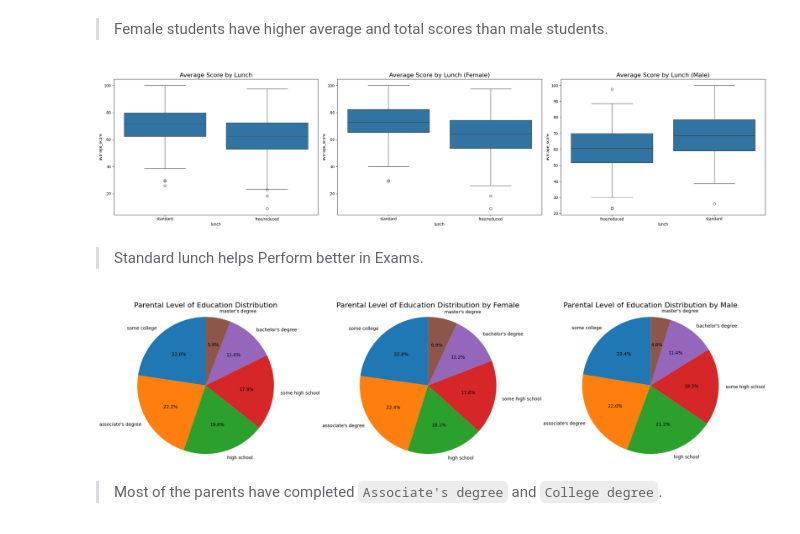
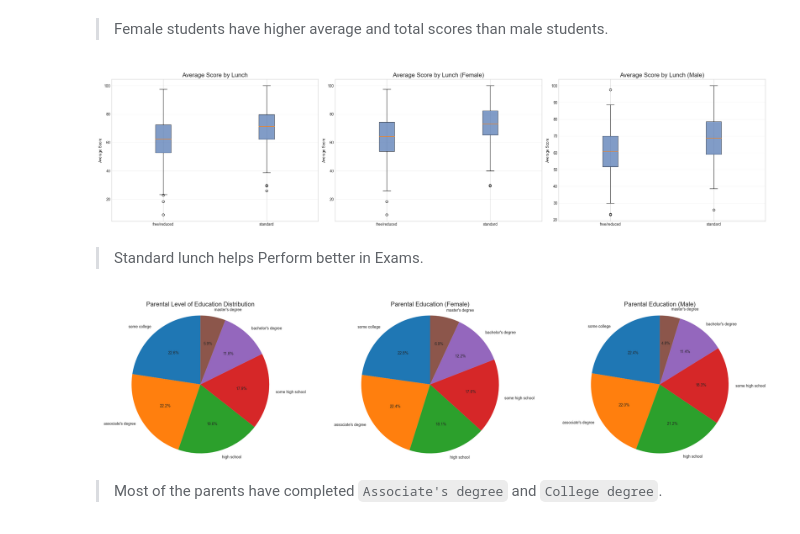
Before and after one commit to sadbinsiddique/ml-project, a Jupyter notebook: notebook/1. EDA STUDENT PERFORMANCE.ipynb, the cells around one changed output. Saved outputs shown, nothing was run; the diff lists cells and outputs as text; code cells hidden in the pictures.

```diff
--- a/notebook/1. EDA STUDENT PERFORMANCE.ipynb
+++ b/notebook/1. EDA STUDENT PERFORMANCE.ipynb
@@ -26,8 +26,11 @@
 # %%
 import numpy as np
 import pandas as pd
+import matplotlib.pyplot as plt
 import seaborn as sns
-import matplotlib.pyplot as plt
+from pandas.plotting import parallel_coordinates
+from matplotlib.lines import Line2D
 %matplotlib inline
 import warnings
 warnings.filterwarnings('ignore')
+plt.style.use('seaborn-v0_8-whitegrid')
@@ -251,3 +248,19 @@ print(reading_less)
 Number of Students with Math Score Below pass mark: 19
 Number of Students with Writing Score Below pass mark: 12
 Number of Students with Reading Score Below pass mark: 11
+# %%
+grade_bins = [0, 60, 70, 80, 90, 100]
+grade_labels = ['F', 'D', 'C', 'B', 'A']
+df['grade'] = pd.cut(df['average_score'], bins=grade_bins, labels=grade_labels, include_lowest=True, right=False)
+grade_counts = df['grade'].value_counts().reindex(grade_labels)
+fig, axes = plt.subplots(1, 2, figsize=(14, 5))
+bars = axes[0].bar(grade_labels, grade_counts.values, color='#4c72b0', alpha=0.85)
+axes[0].set_title('Grade Distribution', fontsize=14)
+axes[0].set_ylabel('Count')
+axes[0].bar_label(bars, fmt='%d', fontsize=11)
+axes[0].grid(axis='y', alpha=0.3)
+axes[1].pie(grade_counts.values, labels=grade_labels, autopct='%1.1f%%', startangle=90, colors=['#4c72b0', '#55a868', '#c44e52', '#8172b3', '#ccb974'])
+axes[1].set_title('Grade Proportion', fontsize=14)
+axes[1].axis('equal')
+plt.tight_layout()
+plt.show()
@@ -286,19 +325,26 @@ plt.show()
 # %%
 fig, axes = plt.subplots(1, 3, figsize=(25, 6))
 
-sns.boxplot(data=df, x='lunch', y='average_score', ax=axes[0])
-axes[0].set_title('Average Score by Lunch', fontsize=16)
-
-sns.boxplot(data=df[df['gender'] == 'female'], x='lunch', y='average_score', ax=axes[1])
-axes[1].set_title('Average Score by Lunch (Female)', fontsize=16)
-
-sns.boxplot(data=df[df['gender'] == 'male'], x='lunch', y='average_score', ax=axes[2])
-axes[2].set_title('Average Score by Lunch (Male)', fontsize=16)
+for ax, subset, title in zip(
+    axes,
+    [df, df[df['gender'] == 'female'], df[df['gender'] == 'male']],
+    ['Average Score by Lunch', 'Average Score by Lunch (Female)', 'Average Score by Lunch (Male)']
+):
+    groups = subset.groupby('lunch')['average_score'].apply(list)
+    labels = groups.index.tolist()
+    data = [groups[l] for l in labels]
+    bp = ax.boxplot(data, labels=labels, patch_artist=True)
+    for patch in bp['boxes']:
+        patch.set_facecolor('#4c72b0')
+        patch.set_alpha(0.7)
+    ax.set_title(title, fontsize=16)
+    ax.set_ylabel('Average Score')
+    ax.grid(True, axis='y', alpha=0.3)
 
 plt.tight_layout()
 plt.show()
 # %% [output]
-[figure, old version]
+[figure, new version]
 # %% [markdown]
 > Standard lunch helps Perform better in Exams.
 # %%
@@ -313,14 +359,15 @@ axs[0].set_title('Parental Level of Education Distribution', fontsize=16)
 axs[0].axis('equal')
 
 axs[1].pie(female_counts, labels=parent_counts.index, autopct='%1.1f%%', startangle=90)
-axs[1].set_title('Parental Level of Education Distribution by Female', fontsize=16)
+axs[1].set_title('Parental Education (Female)', fontsize=16)
 axs[1].axis('equal')
 
 axs[2].pie(male_counts, labels=parent_counts.index, autopct='%1.1f%%', startangle=90)
-axs[2].set_title('Parental Level of Education Distribution by Male', fontsize=16)
+axs[2].set_title('Parental Education (Male)', fontsize=16)
 axs[2].axis('equal')
+plt.tight_layout()
 plt.show()
 # %% [output]
-[figure, old version]
+[figure, new version]
 # %% [markdown]
 > Most of the parents have completed `Associate's degree` and `College degree`.
```
Also changed, not shown: parts of 24 cells of this notebook.
